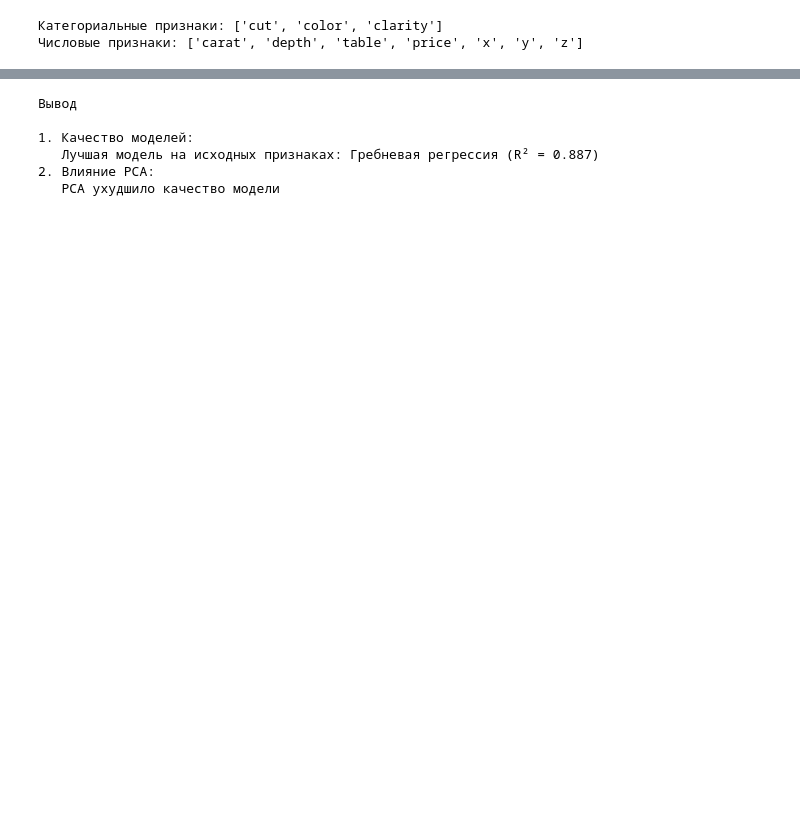
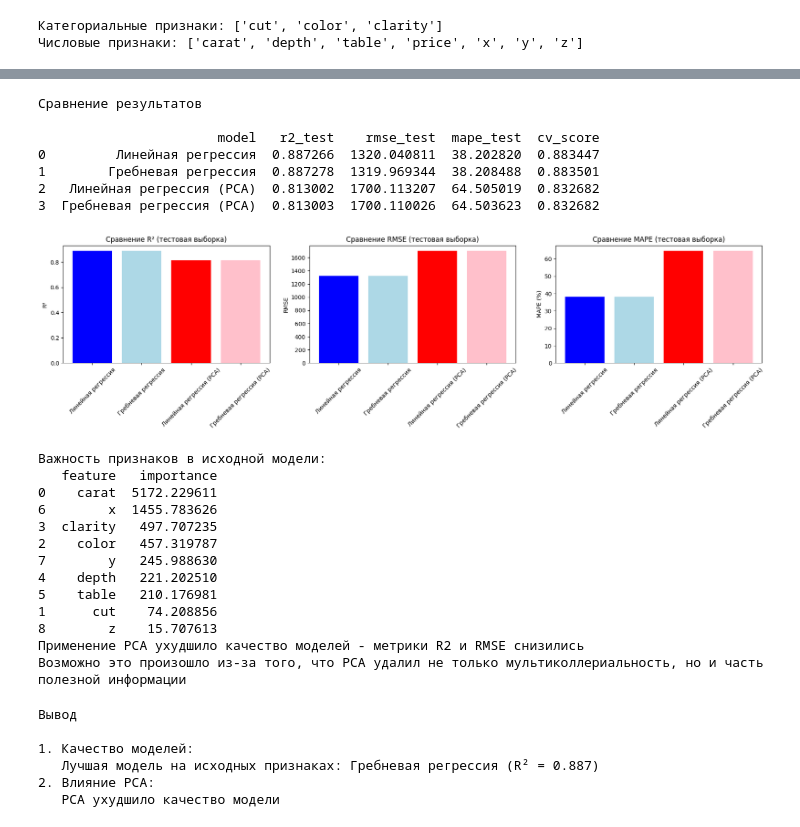
Before and after one commit to AccuRion1/mashinelearn, a Jupyter notebook: Labaa1.ipynb, the cells around one changed output, grey strips where cells are left out. Saved outputs shown, nothing was run; the diff lists cells and outputs as text; code cells hidden in the pictures; blank space fills up the shorter version.

```diff
--- a/Labaa1.ipynb
+++ b/Labaa1.ipynb
@@ -430,0 +368,14 @@ print(feature_importance)
+# %%
+X_train_pca, X_test_pca, y_train_pca, y_test_pca = train_test_split(
+    X_pca_final, y, test_size=0.2, random_state=42
+)
+
+lr_pca = LinearRegression()
+lr_pca_results = otsenka_models(lr_pca, X_train_pca, X_test_pca, y_train_pca, y_test_pca,
+                               "Линейная регрессия (PCA)")
+
+ridge_pca = Ridge(alpha=1.0)
+ridge_pca_results = otsenka_models(ridge_pca, X_train_pca, X_test_pca, y_train_pca, y_test_pca,
+                                  "Гребневая регрессия (PCA)")
+
+pca_results = [lr_pca_results, ridge_pca_results]
@@ -431,3 +394,66 @@ print(feature_importance)
+# %%
+print("\nСравнение результатов\n")
+
+comparison_df = pd.DataFrame(original_results + pca_results)
+print(comparison_df[['model', 'r2_test', 'rmse_test', 'mape_test', 'cv_score']])
+
+fig, axes = plt.subplots(1, 3, figsize=(18, 5))
+
+models = comparison_df['model']
+r2_scores = comparison_df['r2_test']
+axes[0].bar(models, r2_scores, color=['blue', 'lightblue', 'red', 'pink'])
+axes[0].set_title('Сравнение R² (тестовая выборка)')
+axes[0].set_ylabel('R²')
+axes[0].tick_params(axis='x', rotation=45)
+
+rmse_scores = comparison_df['rmse_test']
+axes[1].bar(models, rmse_scores, color=['blue', 'lightblue', 'red', 'pink'])
+axes[1].set_title('Сравнение RMSE (тестовая выборка)')
+axes[1].set_ylabel('RMSE')
+axes[1].tick_params(axis='x', rotation=45)
+
+mape_scores = comparison_df['mape_test']
+axes[2].bar(models, mape_scores, color=['blue', 'lightblue', 'red', 'pink'])
+axes[2].set_title('Сравнение MAPE (тестовая выборка)')
+axes[2].set_ylabel('MAPE (%)')
+axes[2].tick_params(axis='x', rotation=45)
+
+plt.tight_layout()
+plt.show()
+
+if hasattr(lr, 'coef_'):
+    feature_importance = pd.DataFrame({
+        'feature': X.columns,
+        'importance': abs(lr.coef_)
+    }).sort_values('importance', ascending=False)
+
+    print("\nВажность признаков в исходной модели:")
+    print(feature_importance)
+
+    print("Применение РСА ухудшило качество моделей - метрики R2 и RMSE снизились")
+    print("Возможно это произошло из-за того, что РСА удалил не только мультиколлериальность, но и часть полезной информации")
+# %% [output]
+Сравнение результатов
+
+                       model   r2_test    rmse_test  mape_test  cv_score
+0         Линейная регрессия  0.887266  1320.040811  38.202820  0.883447
+1        Гребневая регрессия  0.887278  1319.969344  38.208488  0.883501
+2   Линейная регрессия (PCA)  0.813002  1700.113207  64.505019  0.832682
+3  Гребневая регрессия (PCA)  0.813003  1700.110026  64.503623  0.832682
+[figure, added]
+Важность признаков в исходной модели:
+   feature   importance
+0    carat  5172.229611
+6        x  1455.783626
+3  clarity   497.707235
+2    color   457.319787
+7        y   245.988630
+4    depth   221.202510
+5    table   210.176981
+1      cut    74.208856
+8        z    15.707613
+Применение РСА ухудшило качество моделей - метрики R2 и RMSE снизились
+Возможно это произошло из-за того, что РСА удалил не только мультиколлериальность, но и часть полезной информации
 # %%
 print("\nВывод\n")
 
```
Also changed, not shown: parts of 16 cells of this notebook.
